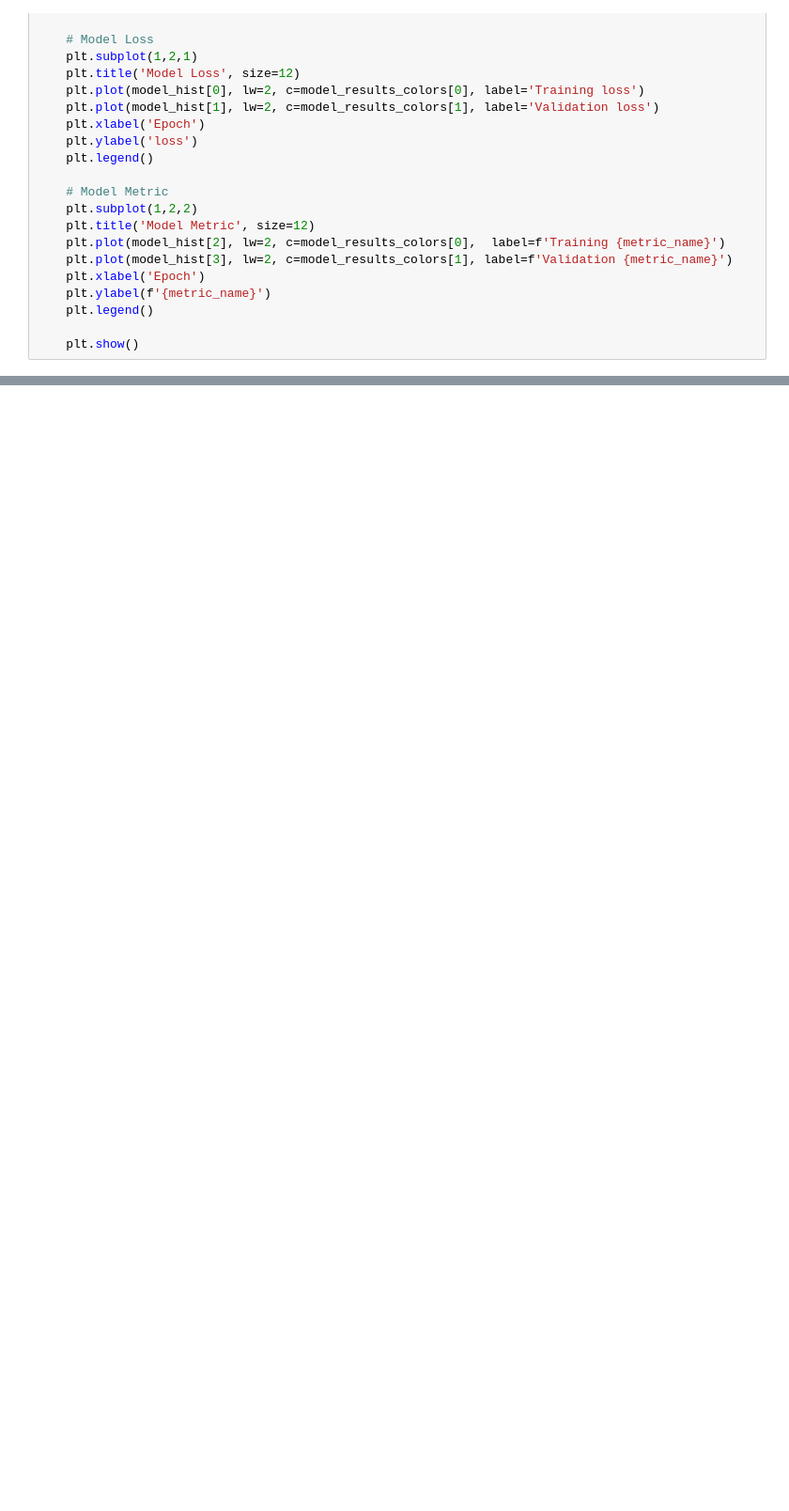
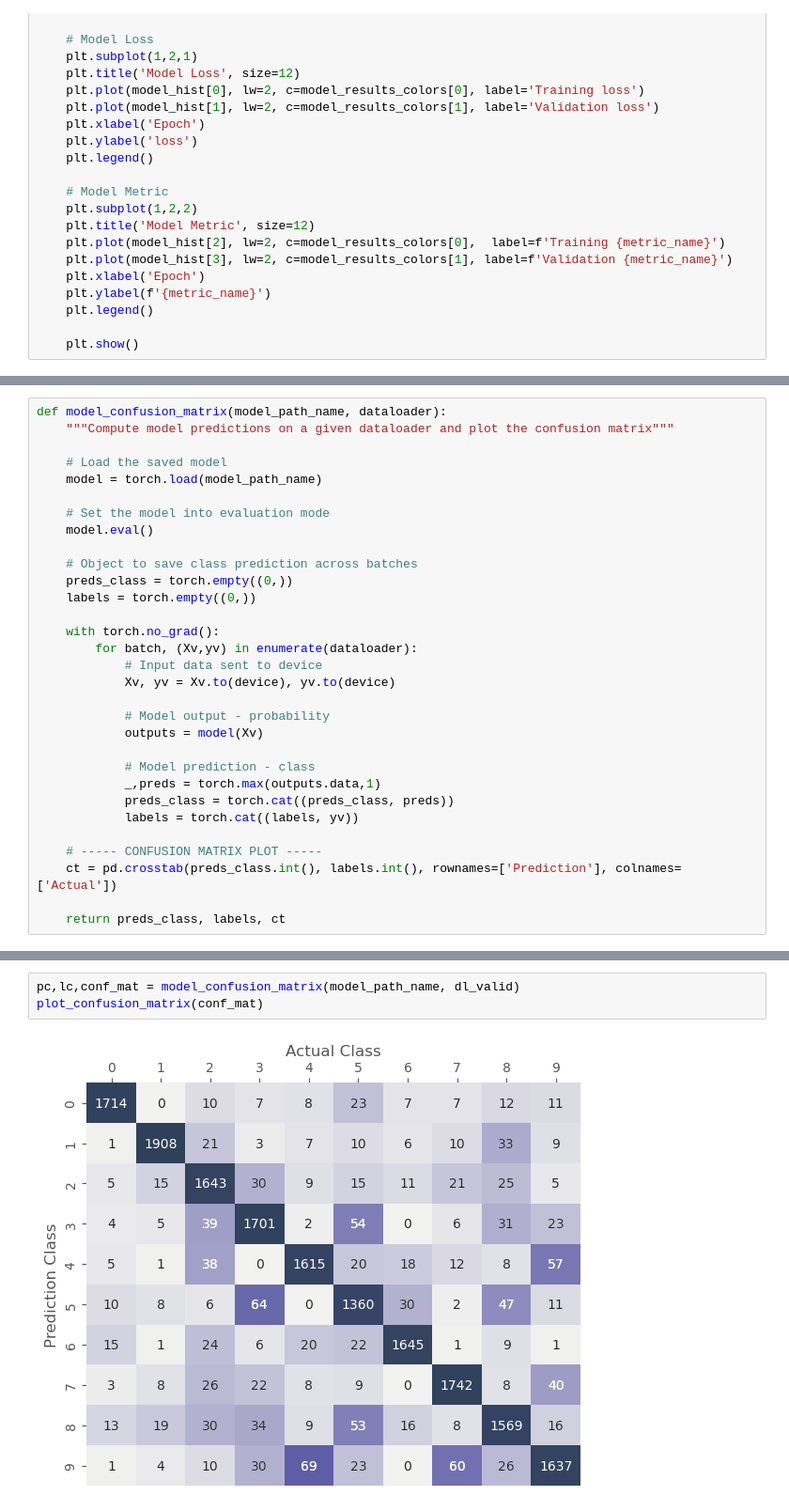
Before and after one commit to itacdonev/fastai-course, a Jupyter notebook: lecture_4/learning-pytorch-with-mnist.ipynb, the cells around one changed output, grey strips where cells are left out. Shown at 94% size. Saved outputs shown, nothing was run; the diff lists cells and outputs as text; blank space fills up the shorter version.

```diff
--- a/lecture_4/learning-pytorch-with-mnist.ipynb
+++ b/lecture_4/learning-pytorch-with-mnist.ipynb
@@ -898,0 +993,31 @@ plot_training_results(model_hist, 'accuracy')
+# %%
+def model_confusion_matrix(model_path_name, dataloader):
+    """Compute model predictions on a given dataloader and plot the confusion matrix"""
+
+    # Load the saved model
+    model = torch.load(model_path_name)
+
+    # Set the model into evaluation mode
+    model.eval()
+
+    # Object to save class prediction across batches
+    preds_class = torch.empty((0,))
+    labels = torch.empty((0,))
+
+    with torch.no_grad():
+        for batch, (Xv,yv) in enumerate(dataloader):
+            # Input data sent to device
+            Xv, yv = Xv.to(device), yv.to(device)
+
+            # Model output - probability
+            outputs = model(Xv)
+
+            # Model prediction - class
+            _,preds = torch.max(outputs.data,1)
+            preds_class = torch.cat((preds_class, preds))
+            labels = torch.cat((labels, yv))
+
+    # ----- CONFUSION MATRIX PLOT -----
+    ct = pd.crosstab(preds_class.int(), labels.int(), rownames=['Prediction'], colnames=['Actual'])
+
+    return preds_class, labels, ct
@@ -898,0 +1026,5 @@ plot_training_results(model_hist, 'accuracy')
+# %%
+pc,lc,conf_mat = model_confusion_matrix(model_path_name, dl_valid)
+plot_confusion_matrix(conf_mat)
+# %% [output]
+[figure, added]
```
Also changed, not shown: parts of 39 cells of this notebook.
